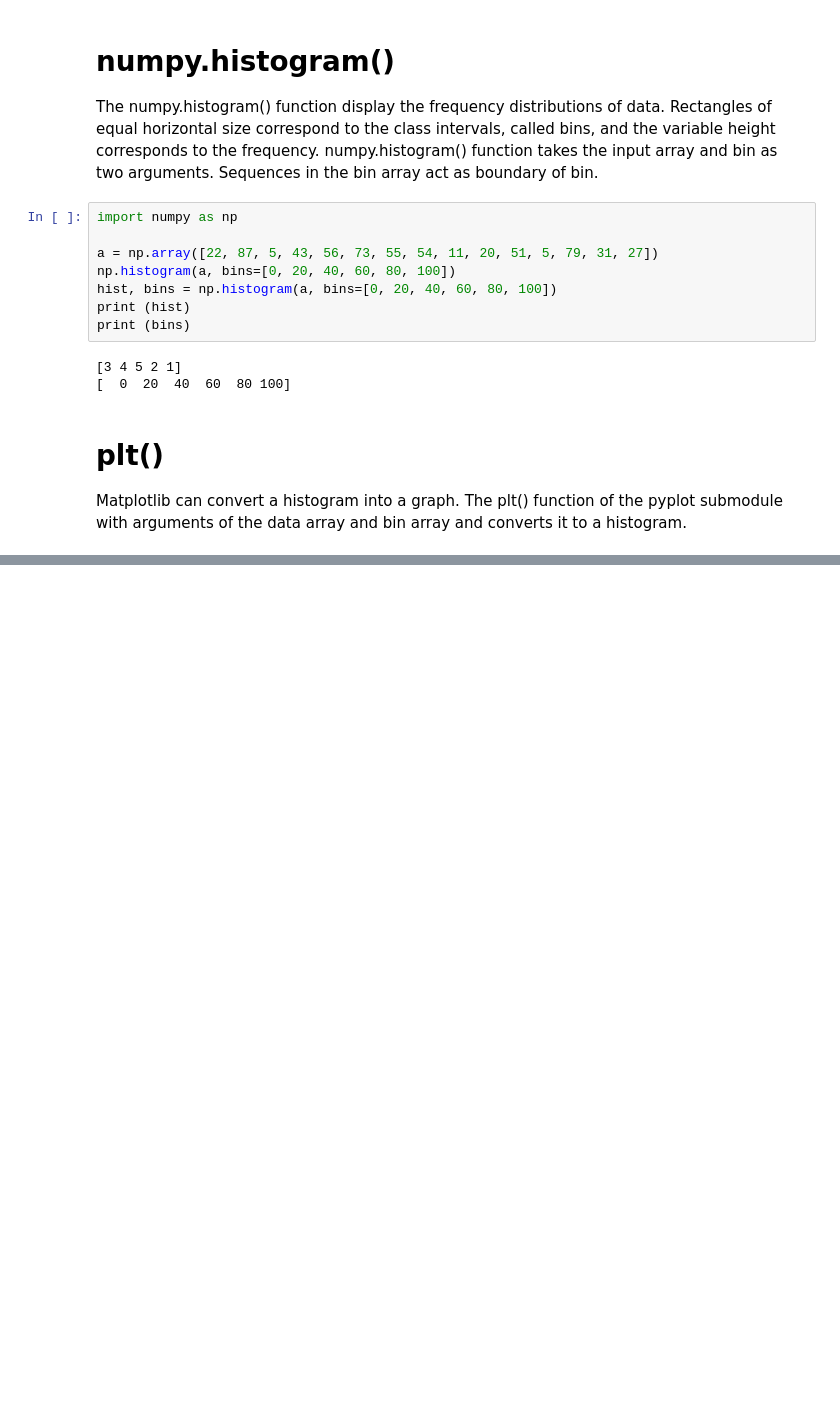
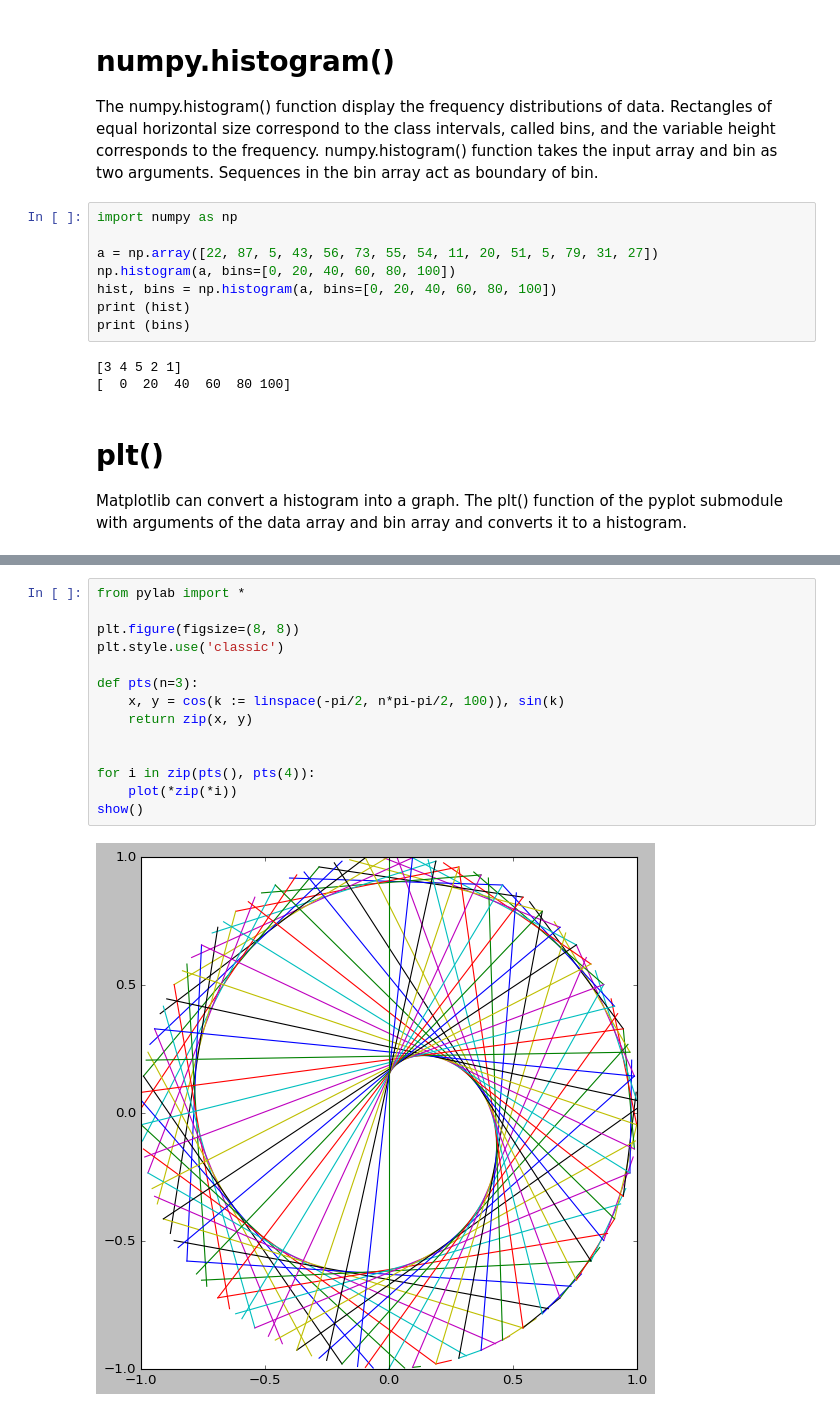
Before and after one commit to YJCheng1210/Matplotlib_Numpy_Pandas, a Jupyter notebook: Matplotlib.ipynb, the cells around one changed output, grey strips where cells are left out. Saved outputs shown, nothing was run; the diff lists cells and outputs as text; blank space fills up the shorter version.

```diff
--- a/Matplotlib.ipynb
+++ b/Matplotlib.ipynb
@@ -199,0 +232,16 @@ plt.show()
+# %%
+from pylab import *
+
+plt.figure(figsize=(8, 8))
+plt.style.use('classic')
+
+def pts(n=3):
+    x, y = cos(k := linspace(-pi/2, n*pi-pi/2, 100)), sin(k)
+    return zip(x, y)
+
+
+for i in zip(pts(), pts(4)):
+    plot(*zip(*i))
+show()
+# %% [output]
+[figure, added]
```
Also changed, not shown: parts of 45 cells of this notebook.
